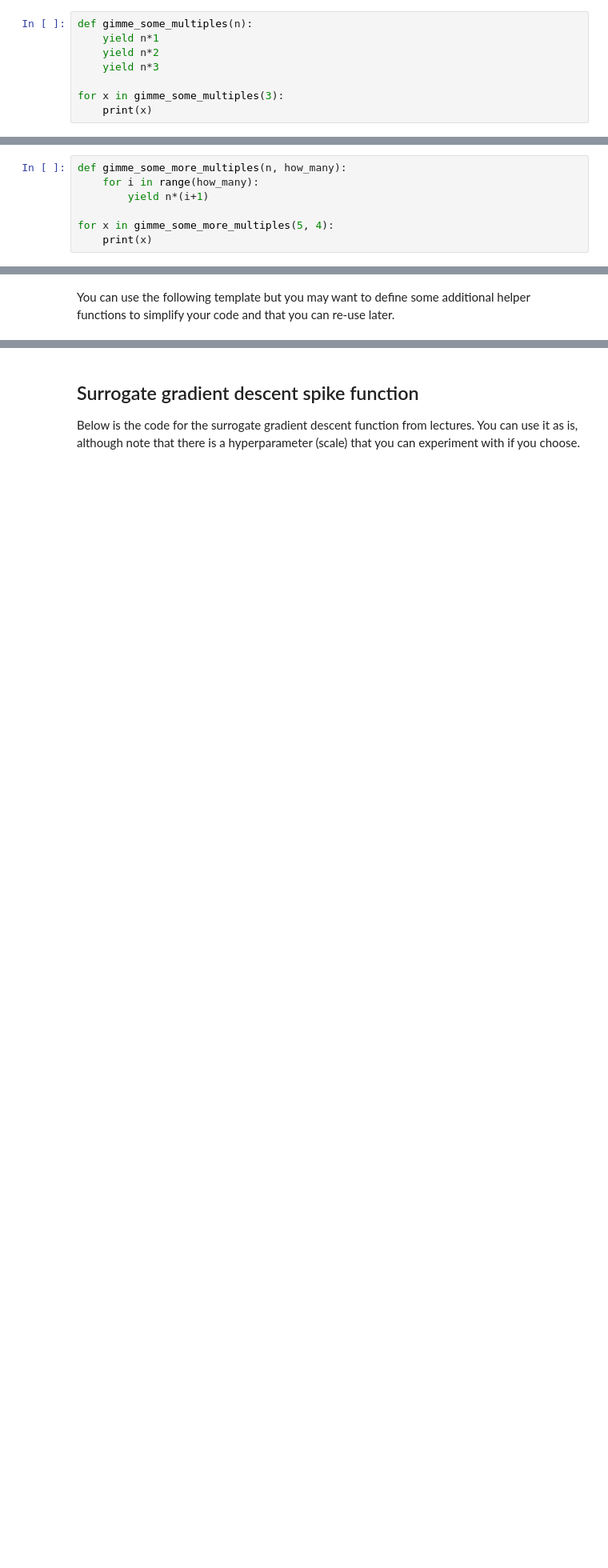
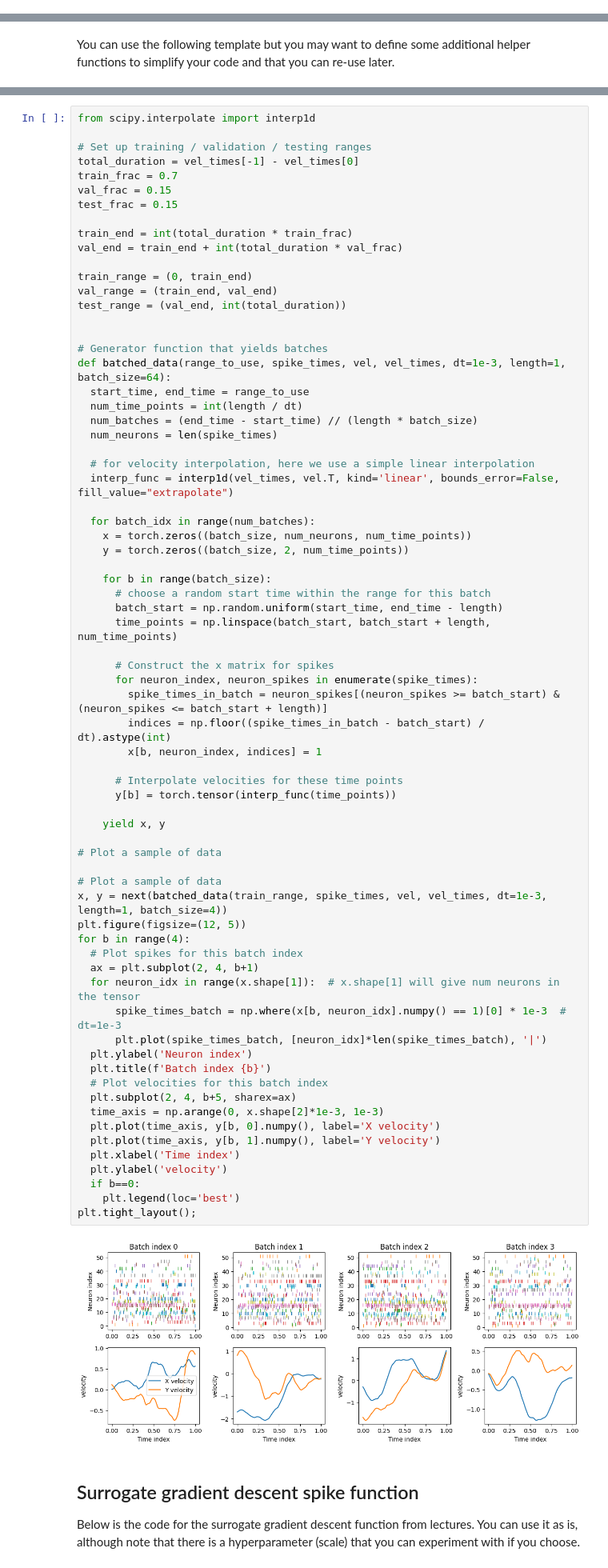
Before and after one commit to codinghasnat/Neuro4ML_2, a Jupyter notebook: Ayman/cw2-decoding.ipynb, the cells around one changed output, grey strips where cells are left out. Shown at 80% size. Drawn from its saved outputs; the diff is of its cells as text; blank space fills up the shorter version.

```diff
--- a/Ayman/cw2-decoding.ipynb
+++ b/Ayman/cw2-decoding.ipynb
@@ -212,11 +212,3 @@ plt.show()
 **Note on generation functions**
 
 Generator functions are an advanced feature of Python that makes it easy to iterate over complicated datasets. The general syntax is just a standard function that uses the keyword ``yield`` instead of ``return`` to return data, which allows it to return data multiple times. You can iterate over the values returned by a generator function instead of just calling it. Here's an example:
-# %%
-def gimme_some_multiples(n):
-    yield n*1
-    yield n*2
-    yield n*3
-
-for x in gimme_some_multiples(3):
-    print(x)
@@ -229,7 +214,0 @@ And another:
-# %%
-def gimme_some_more_multiples(n, how_many):
-    for i in range(how_many):
-        yield n*(i+1)
-
-for x in gimme_some_more_multiples(5, 4):
-    print(x)
@@ -277,3 +217,75 @@ You can use the following template but you may want to define some additional he
+# %%
+from scipy.interpolate import interp1d
+
+# Set up training / validation / testing ranges
+total_duration = vel_times[-1] - vel_times[0]
+train_frac = 0.7
+val_frac = 0.15
+test_frac = 0.15
+
+train_end = int(total_duration * train_frac)
+val_end = train_end + int(total_duration * val_frac)
+
+train_range = (0, train_end)
+val_range = (train_end, val_end)
+test_range = (val_end, int(total_duration))
+
+
+# Generator function that yields batches
+def batched_data(range_to_use, spike_times, vel, vel_times, dt=1e-3, length=1, batch_size=64):
+  start_time, end_time = range_to_use
+  num_time_points = int(length / dt)
+  num_batches = (end_time - start_time) // (length * batch_size)
+  num_neurons = len(spike_times)
+
+  # for velocity interpolation, here we use a simple linear interpolation
+  interp_func = interp1d(vel_times, vel.T, kind='linear', bounds_error=False, fill_value="extrapolate")
+
+  for batch_idx in range(num_batches):
+    x = torch.zeros((batch_size, num_neurons, num_time_points))
+    y = torch.zeros((batch_size, 2, num_time_points))
+
+    for b in range(batch_size):
+      # choose a random start time within the range for this batch
+      batch_start = np.random.uniform(start_time, end_time - length)
+      time_points = np.linspace(batch_start, batch_start + length, num_time_points)
+
+      # Construct the x matrix for spikes
+      for neuron_index, neuron_spikes in enumerate(spike_times):
+        spike_times_in_batch = neuron_spikes[(neuron_spikes >= batch_start) & (neuron_spikes <= batch_start + length)]
+        indices = np.floor((spike_times_in_batch - batch_start) / dt).astype(int)
+        x[b, neuron_index, indices] = 1
+
+      # Interpolate velocities for these time points
+      y[b] = torch.tensor(interp_func(time_points))
+
+    yield x, y
+
+# Plot a sample of data
+
+# Plot a sample of data
+x, y = next(batched_data(train_range, spike_times, vel, vel_times, dt=1e-3, length=1, batch_size=4))
+plt.figure(figsize=(12, 5))
+for b in range(4):
+  # Plot spikes for this batch index
+  ax = plt.subplot(2, 4, b+1)
+  for neuron_idx in range(x.shape[1]):  # x.shape[1] will give num neurons in the tensor
+      spike_times_batch = np.where(x[b, neuron_idx].numpy() == 1)[0] * 1e-3  # dt=1e-3
+      plt.plot(spike_times_batch, [neuron_idx]*len(spike_times_batch), '|')
+  plt.ylabel('Neuron index')
+  plt.title(f'Batch index {b}')
+  # Plot velocities for this batch index
+  plt.subplot(2, 4, b+5, sharex=ax)
+  time_axis = np.arange(0, x.shape[2]*1e-3, 1e-3)
+  plt.plot(time_axis, y[b, 0].numpy(), label='X velocity')
+  plt.plot(time_axis, y[b, 1].numpy(), label='Y velocity')
+  plt.xlabel('Time index')
+  plt.ylabel('velocity')
+  if b==0:
+    plt.legend(loc='best')
+plt.tight_layout();
+# %% [output]
+[figure, added]
 # %% [markdown]
 ## Surrogate gradient descent spike function
 
```
Also changed, not shown: parts of 4 cells of this notebook.
